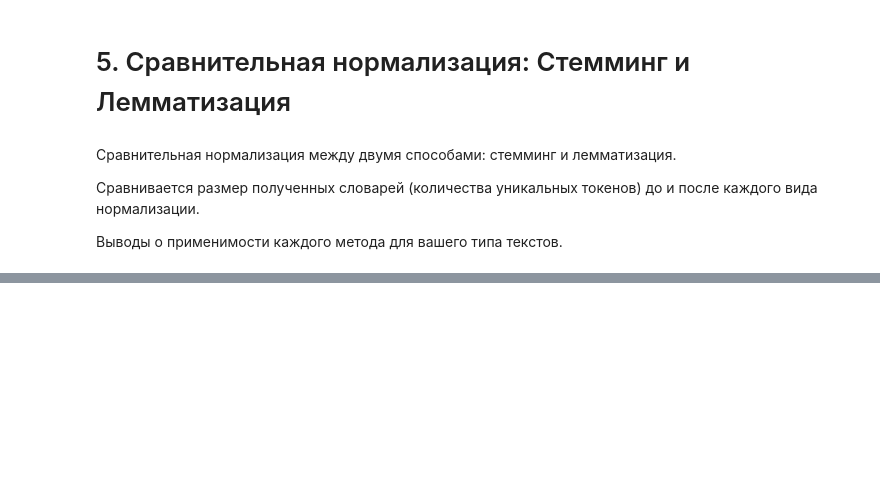
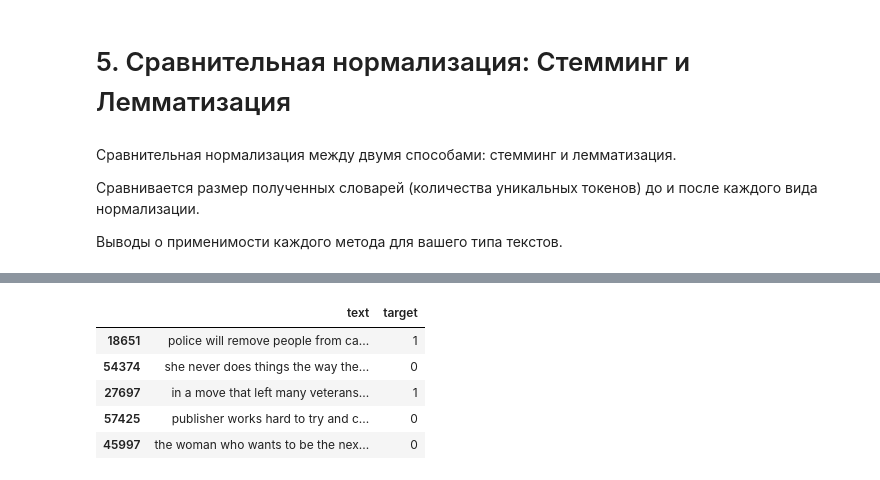
Before and after one commit to EgorChernov5/ITMO_SECS_TEXT_ANALYSIS_2026, a Jupyter notebook: Решения/lab1.ipynb, the cells around one changed output, grey strips where cells are left out. Drawn from its saved outputs; the diff is of its cells as text; code cells hidden in the pictures; blank space fills up the shorter version.

```diff
--- a/Решения/lab1.ipynb
+++ b/Решения/lab1.ipynb
@@ -249,7 +366,7 @@ def clean_text_df(data_df: pd.DataFrame) -> pd.DataFrame:
     # Последовательно применяем отдельный паттерн для каждого типа шума
     for noise_type, pattern, replacement in noise_rules_df.itertuples(index=False):
         clean_data_df["text"] = clean_data_df["text"].str.replace(
-            pattern, replacement, regex=True
+            pattern, replacement + " ", regex=True
         )
 
     # Нормализуем пробелы и добавляем границы последовательности
@@ -261,8 +378,7 @@ def clean_text_df(data_df: pd.DataFrame) -> pd.DataFrame:
 
 
 # Очищаем выборки
-clean_train_df = clean_text_df(train_df)
-clean_test_df = clean_text_df(test_df)
+processed_train_df = clean_text_df(processed_train_df)
 # %%
 # Демонстрируем результат работы функции очистки на первых документах
 display(
@@ -368,0 +423,34 @@ display(normalization_examples_df)
+# %%
+def normalize_processed_text_df(processed_data_df: pd.DataFrame) -> pd.DataFrame:
+    normalized_data_df = processed_data_df.copy()
+    for _, _, replacement in noise_rules_df.itertuples(index=False):
+        if replacement == " ":
+            continue
+
+        if replacement in ["[PUBLISHER]", "[DATELINE]"]:
+            normalized_data_df["text"] = normalized_data_df["text"].str.replace(
+                replacement, "publisher"
+            )
+            continue
+
+        normalized_data_df["text"] = normalized_data_df["text"].str.replace(
+            replacement, ""
+        )
+
+    normalized_data_df["text"] = normalized_data_df["text"].replace(r'[^a-zA-Zа-яА-ЯёЁ\s]', '', regex=True)
+    normalized_data_df["text"] = normalized_data_df["text"].str[2:-3]
+    normalized_data_df["text"] = (
+        normalized_data_df["text"].str.replace(r"\s+", " ", regex=True).str.strip().str.lower()
+    )
+    return normalized_data_df
+
+
+normalized_train_df = normalize_processed_text_df(processed_train_df)
+normalized_train_df.head(5)
+# %% [output]
+|  | text | target |
+| 18651 | police will remove people from ca... | 1 |
+| 54374 | she never does things the way the... | 0 |
+| 27697 | in a move that left many veterans... | 1 |
+| 57425 | publisher works hard to try and c... | 0 |
+| 45997 | the woman who wants to be the nex... | 0 |
```
Also changed, not shown: parts of 14 cells of this notebook.
